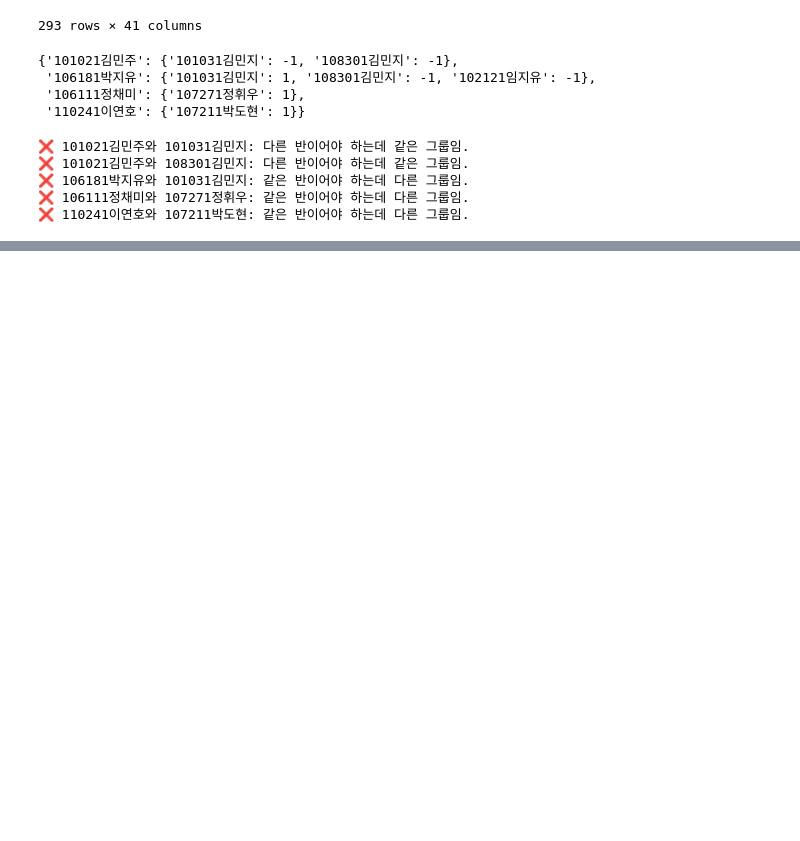
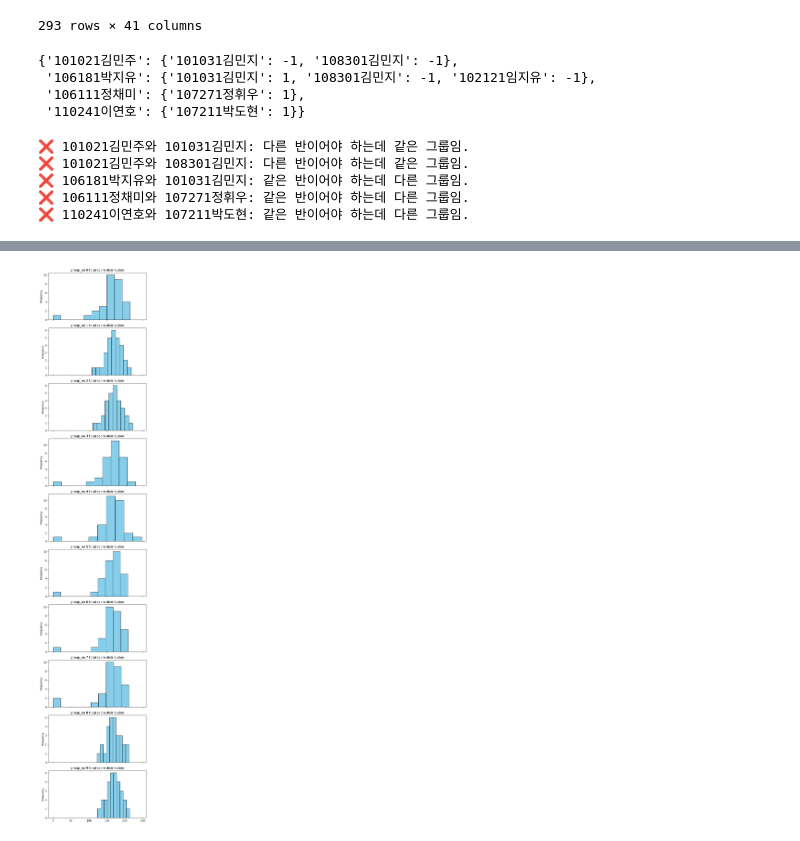
Before and after one commit to Byumin/group_classification, a Jupyter notebook: relationship_swap.ipynb, the cells around one changed output, grey strips where cells are left out. Drawn from its saved outputs; the diff is of its cells as text; code cells hidden in the pictures; blank space fills up the shorter version.

```diff
--- a/relationship_swap.ipynb
+++ b/relationship_swap.ipynb
@@ -47,0 +355,5 @@ for 주체 in relationship_dict:
+# %%
+import pandas as pd
+# 배정된 그룹 정보 가지고 오기
+group_assign_df = pd.read_excel('group_assign_df_관계스왑용.xlsx')
+group_assign_df
@@ -47,0 +483,20 @@ for 주체 in relationship_dict:
+# %%
+import matplotlib.pyplot as plt
+
+groups = group_assign_df['초기그룹'].unique()
+num_groups = len(groups)
+
+fig, axes = plt.subplots(num_groups, 1, figsize=(6, 3*num_groups), sharex=True)  # 그룹별로 세로 배치
+if num_groups == 1:
+    axes = [axes]  # 그룹이 1개인 경우 예외 처리
+
+for ax, group in zip(axes, groups):
+    subset = group_assign_df[group_assign_df['초기그룹'] == group]['종합점수']
+    ax.hist(subset, bins=10, color='skyblue', edgecolor='black')
+    ax.set_title(f'group_no {group} total score distribution')
+    ax.set_ylabel('Frequency')
+
+plt.tight_layout()
+plt.show()
+# %% [output]
+[figure, added]
```
Also changed, not shown: parts of 67 cells of this notebook, 4 other files.
